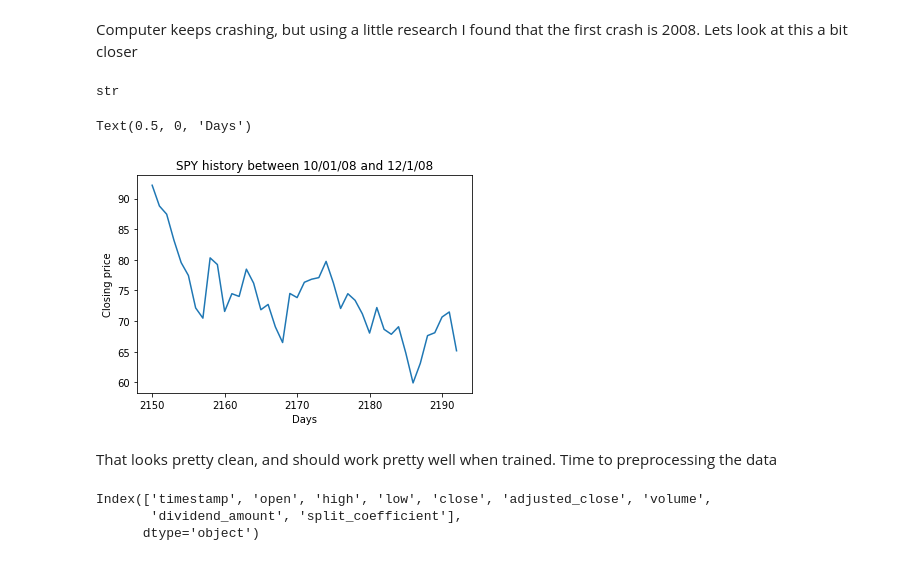
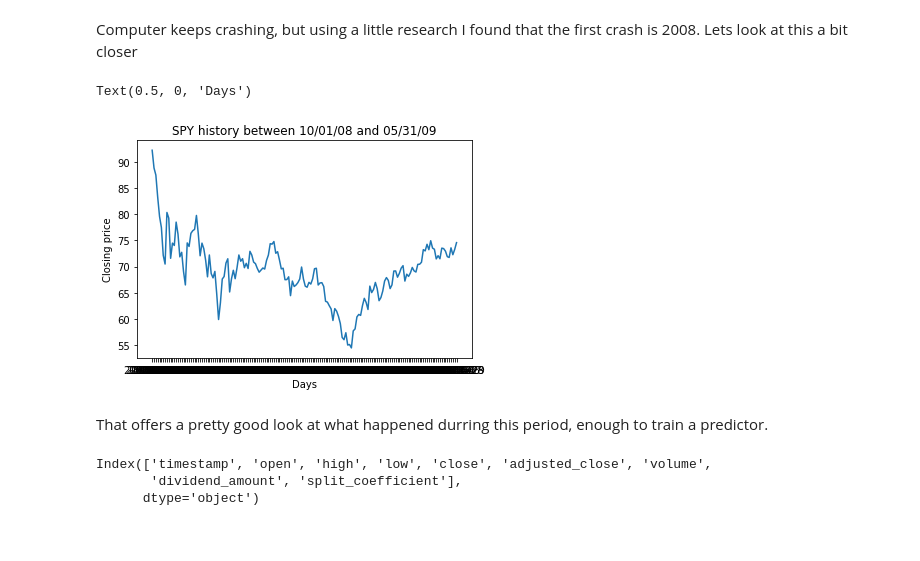
Before and after one commit to Ferruolo/delphi, a Jupyter notebook: survivingTheCrash.ipynb, the cells around one changed output. Cells and saved outputs as stored; diff of their text form; code cells hidden in the pictures.

Commit message:
Built Crash predictor notebook

```diff
--- a/survivingTheCrash.ipynb
+++ b/survivingTheCrash.ipynb
@@ -16,2 +16,0 @@ SPY = get.daily('SPY', outputsize = 'full')
-# %%
-SPY = SPY.sort_values('timestamp', ignore_index=True)
@@ -49,26 +30,22 @@ plt.show()
 # %% [markdown]
 Computer keeps crashing, but using a little research I found that the first crash is 2008.
 Lets look at this a bit closer
-# %%
-type(SPY.timestamp.head()[0])#figure out formatting
-# %% [output]
-str
 # %%
-#thats convenient
 SPY = SPY[SPY.timestamp >= '2008-10-01']
-SPY =  SPY[SPY.timestamp <= '2008-12-01']
+SPY =  SPY[SPY.timestamp <= '2009-05-31']
+SPY = SPY.set_index(SPY.timestamp)
 # %%
 %matplotlib inline
 plt.figure()
 plt.plot(SPY.adjusted_close.compute())
-plt.title('SPY history between 10/01/08 and 12/1/08')
+plt.title('SPY history between 10/01/08 and 05/31/09')
 plt.ylabel('Closing price')
 plt.xlabel('Days')
 # %% [output]
 Text(0.5, 0, 'Days')
-[figure, old version]
+[figure, new version]
-# %% [markdown]
-That looks pretty clean, and should work pretty well when trained. Time to preprocessing the data
+# %% [markdown]
+That offers a pretty good look at what happened durring this period, enough to train a predictor.
 # %%
 SPY.columns
 # %% [output]
```
Also changed, not shown: parts of 34 cells of this notebook, 1 other file.
